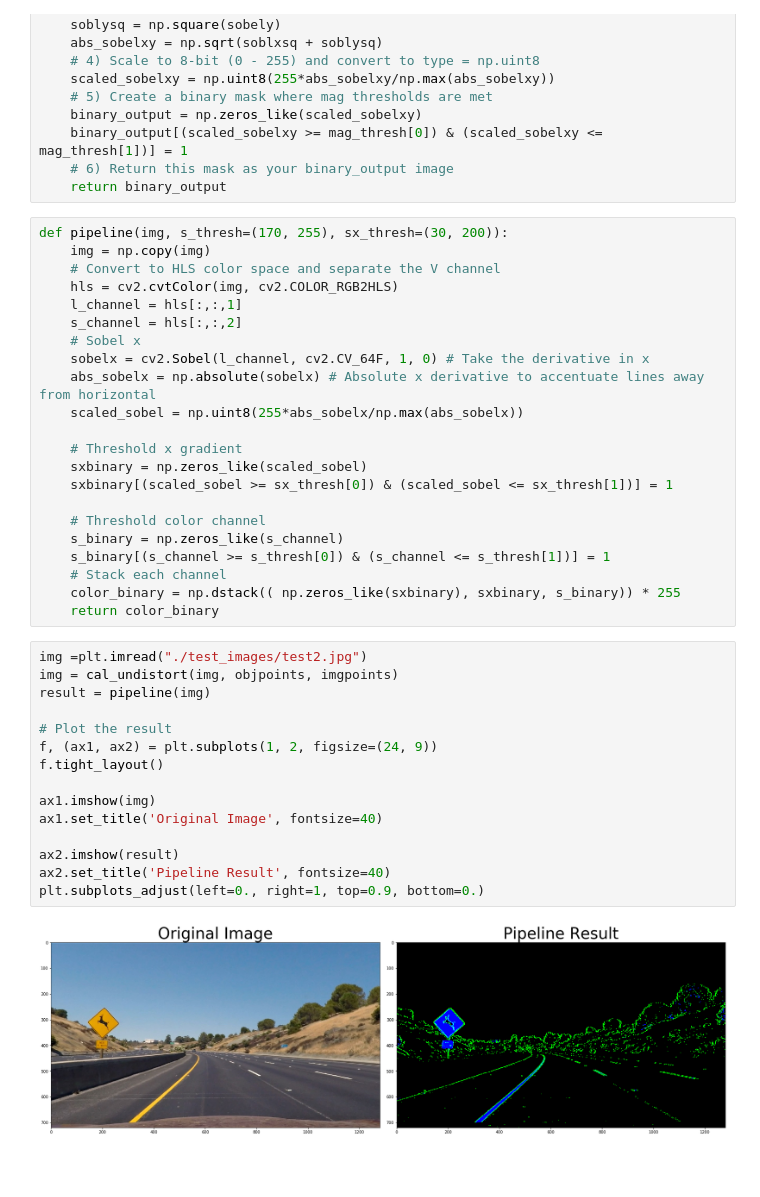
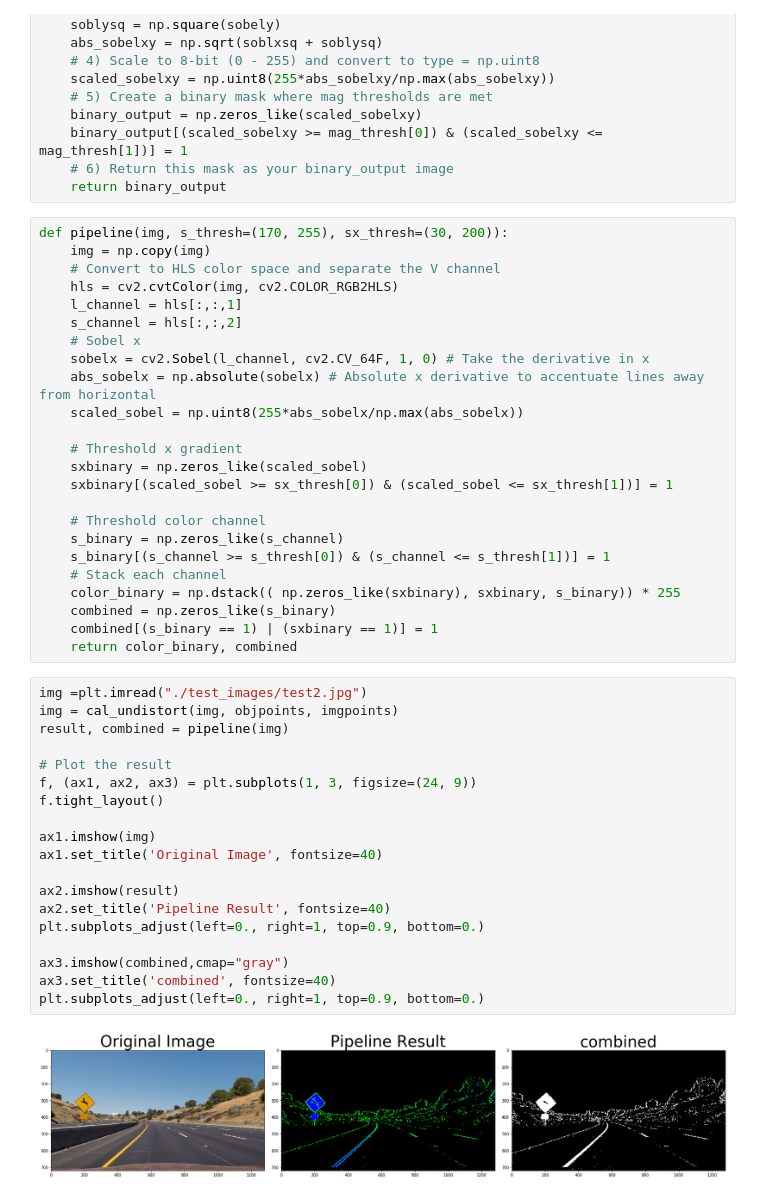
Before and after one commit to shahramk61/CarND-Advanced-Lane-Lines, a Jupyter notebook: example.ipynb, the cells around one changed output. Drawn from its saved outputs; the diff is of its cells as text; blank space fills up the shorter version.

```diff
--- a/example.ipynb
+++ b/example.ipynb
@@ -141,24 +141,30 @@ def pipeline(img, s_thresh=(170, 255), sx_thresh=(30, 200)):
     s_binary[(s_channel >= s_thresh[0]) & (s_channel <= s_thresh[1])] = 1
     # Stack each channel
     color_binary = np.dstack(( np.zeros_like(sxbinary), sxbinary, s_binary)) * 255
-    return color_binary
+    combined = np.zeros_like(s_binary)
+    combined[(s_binary == 1) | (sxbinary == 1)] = 1
+    return color_binary, combined
 # %%
 img =plt.imread("./test_images/test2.jpg")
 img = cal_undistort(img, objpoints, imgpoints)
-result = pipeline(img)
+result, combined = pipeline(img)
 
 # Plot the result
-f, (ax1, ax2) = plt.subplots(1, 2, figsize=(24, 9))
+f, (ax1, ax2, ax3) = plt.subplots(1, 3, figsize=(24, 9))
 f.tight_layout()
 
 ax1.imshow(img)
 ax1.set_title('Original Image', fontsize=40)
 
 ax2.imshow(result)
 ax2.set_title('Pipeline Result', fontsize=40)
 plt.subplots_adjust(left=0., right=1, top=0.9, bottom=0.)
+
+ax3.imshow(combined,cmap="gray")
+ax3.set_title('combined', fontsize=40)
+plt.subplots_adjust(left=0., right=1, top=0.9, bottom=0.)
 # %% [output]
-[figure, old version]
+[figure, new version]
 # %%
 def warper(img):
     bottomY = 720
```
Also changed, not shown: parts of 16 cells of this notebook.
